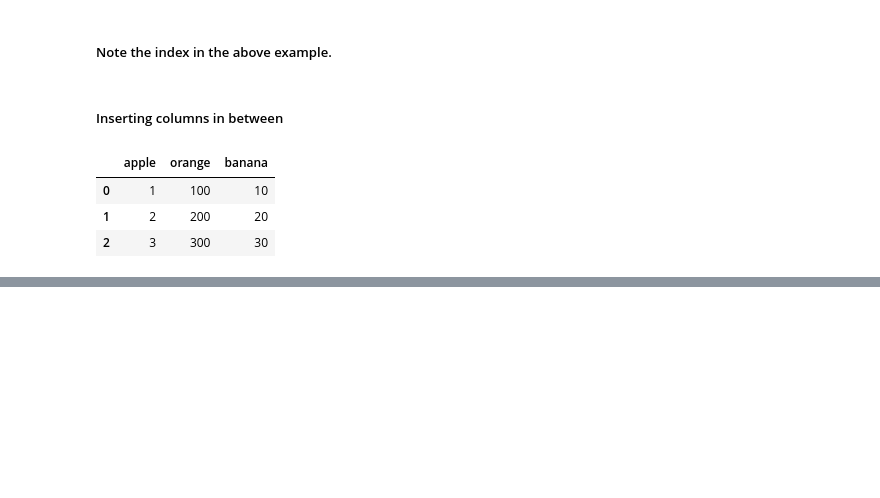
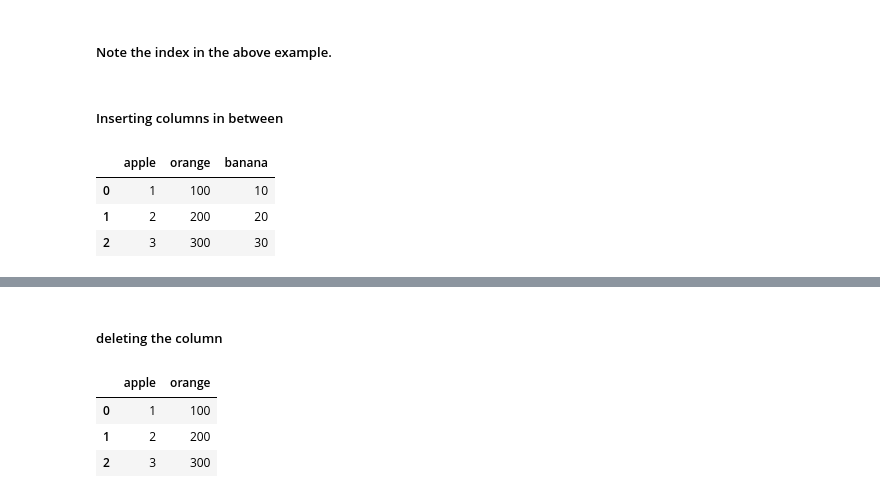
Before and after one commit to PadmarajBhat/DataAnalyst-1, a Jupyter notebook: IntroToPythonProgramming.ipynb, the cells around one changed output, grey strips where cells are left out. Cells and saved outputs as stored; diff of their text form; code cells hidden in the pictures; blank space fills up the shorter version.

```diff
--- a/IntroToPythonProgramming.ipynb
+++ b/IntroToPythonProgramming.ipynb
@@ -1086,0 +1102,9 @@ df
+# %% [markdown]
+##### deleting the column
+# %%
+df.drop('banana',axis=1)
+# %% [output]
+|  | apple | orange |
+| 0 | 1 | 100 |
+| 1 | 2 | 200 |
+| 2 | 3 | 300 |
```
Also changed, not shown: parts of 3 cells of this notebook.
